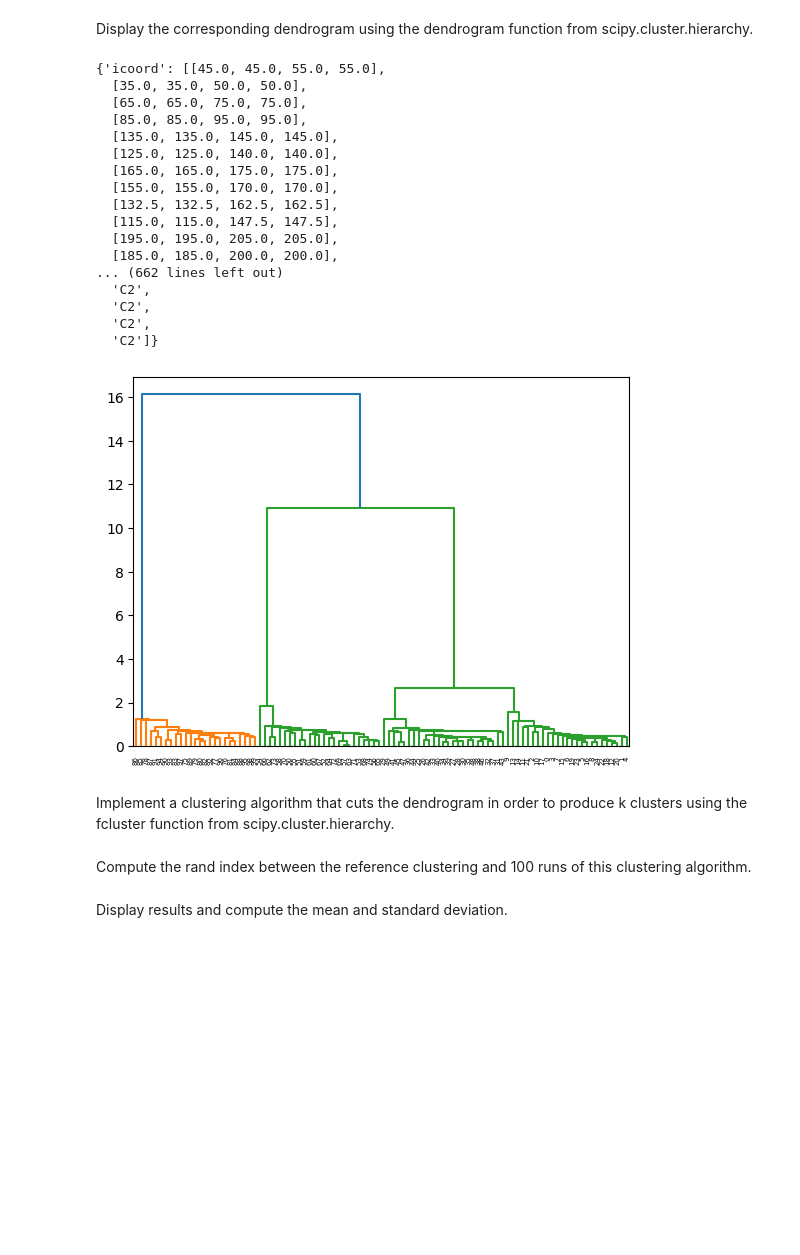
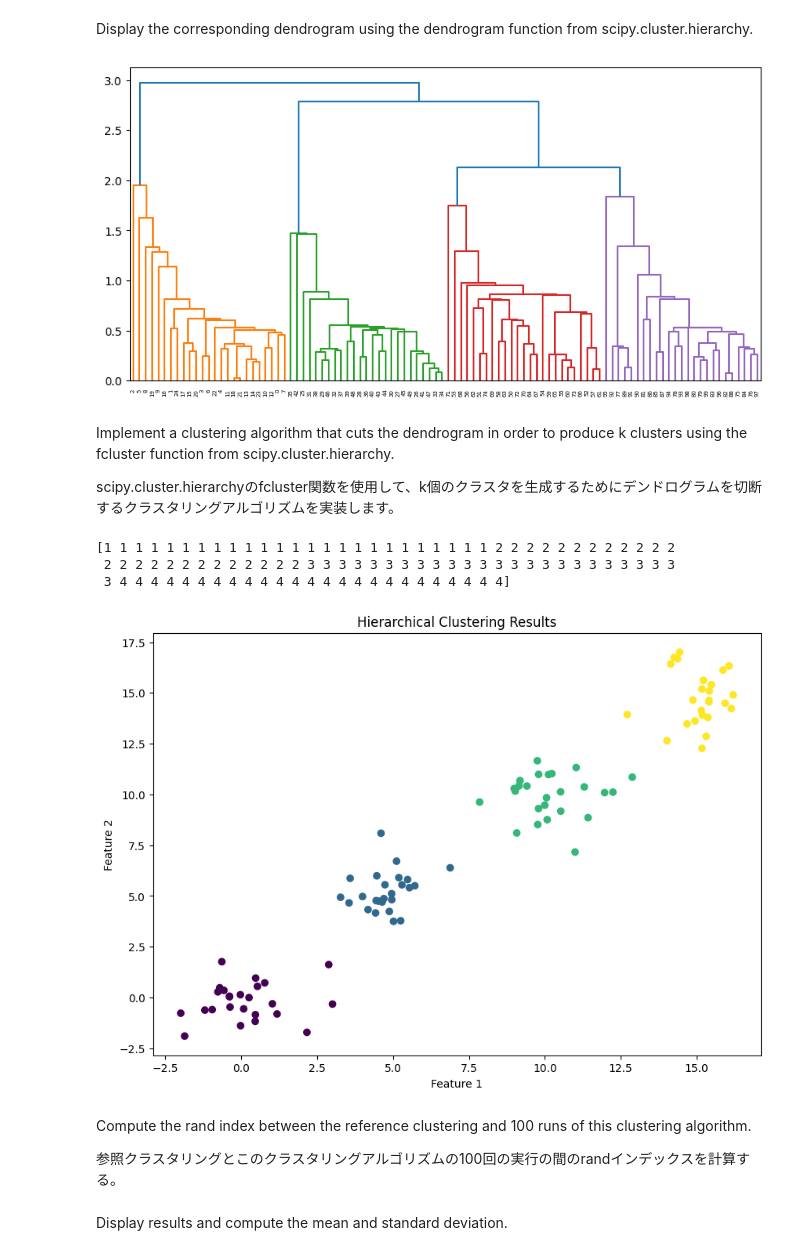
Before and after one commit to soso0024/python-ARTIN, a Jupyter notebook: Lab1/artinClustering.ipynb, the cells around one changed output. Cells and saved outputs as stored; diff of their text form; code cells hidden in the pictures; blank space fills up the shorter version.

Commit message:
add the program of clustering in Lab1

```diff
--- a/Lab1/artinClustering.ipynb
+++ b/Lab1/artinClustering.ipynb
@@ -30,8 +30,8 @@ clusters.
 
 points1 = np.random.randn(25, 2)
 points2 = np.random.randn(25, 2) + np.array([5, 5])
-points3 = np.random.randn(25, 2) + np.array([15, 15])
-points4 = np.random.randn(25, 2) + np.array([30, 30])
+points3 = np.random.randn(25, 2) + np.array([10, 10])
+points4 = np.random.randn(25, 2) + np.array([15, 15])
 
 # print("points1:\n" + str(points1))
 # %%
@@ -179,8 +157,7 @@ scipy.spatial.distanceのpdist関数を使用してユークリッド距離行
 from scipy.spatial.distance import pdist, squareform
 
 # ユークリッド距離を計算
-distance = pdist(points)
-distance_matrix = squareform(pdist(points))
+euclidean_distances = pdist(points)
 # %% [markdown]
 Display and interpret its shape
 # %%
@@ -216,30 +177,17 @@ scipy.cluster.hierarchyのリンケージ関数を用いてシングルリンク
 from scipy.cluster.hierarchy import linkage, dendrogram
 
 # 距離行列を用いて階層クラスタリングを行う
-linkage_matrix = linkage(distance, method='single')
+linkage_matrix = linkage(euclidean_distances, method="single")
 # %% [markdown]
 Display the corresponding dendrogram using the dendrogram function from scipy.cluster.hierarchy.
 # %%
 # 階層クラスタリングの樹形図を表示する
+plt.figure(figsize=(10, 5))
 dendrogram(linkage_matrix)
+plt.show()
 # %% [output]
-{'icoord': [[45.0, 45.0, 55.0, 55.0],
-  [35.0, 35.0, 50.0, 50.0],
-  [65.0, 65.0, 75.0, 75.0],
-  [85.0, 85.0, 95.0, 95.0],
-  [135.0, 135.0, 145.0, 145.0],
-  [125.0, 125.0, 140.0, 140.0],
-  [165.0, 165.0, 175.0, 175.0],
-  [155.0, 155.0, 170.0, 170.0],
-  [132.5, 132.5, 162.5, 162.5],
-  [115.0, 115.0, 147.5, 147.5],
-  [195.0, 195.0, 205.0, 205.0],
-  [185.0, 185.0, 200.0, 200.0],
-... (662 lines left out)
-  'C2',
-  'C2',
-  'C2',
-  'C2']}
-[figure, old version]
+[figure, new version]
 # %% [markdown]
 Implement a clustering algorithm that cuts the dendrogram in order to produce k clusters using the fcluster function from scipy.cluster.hierarchy.
+
+scipy.cluster.hierarchyのfcluster関数を使用して、k個のクラスタを生成するためにデンドログラムを切断するクラスタリングアルゴリズムを実装します。
@@ -246,2 +200,25 @@ Implement a clustering algorithm that cuts the dendrogram in order to produce k
+# %%
+# クラスタの数
+k = 4
+
+clusters = assign_clusters_by_number(linkage_matrix, k)
+
+print(clusters)
+# %% [output]
+[1 1 1 1 1 1 1 1 1 1 1 1 1 1 1 1 1 1 1 1 1 1 1 1 1 2 2 2 2 2 2 2 2 2 2 2 2
+ 2 2 2 2 2 2 2 2 2 2 2 2 2 3 3 3 3 3 3 3 3 3 3 3 3 3 3 3 3 3 3 3 3 3 3 3 3
+ 3 4 4 4 4 4 4 4 4 4 4 4 4 4 4 4 4 4 4 4 4 4 4 4 4 4]
+# %%
+# 結果を表示
+plt.figure(figsize=(10, 7))
+plt.scatter(points[:, 0], points[:, 1], c=clusters)  # Color the points by cluster
+plt.title("Hierarchical Clustering Results")
+plt.xlabel("Feature 1")
+plt.ylabel("Feature 2")
+plt.show()
+# %% [output]
+[figure, added]
 # %% [markdown]
 Compute the rand index between the reference clustering and 100 runs of this clustering algorithm.
+
+参照クラスタリングとこのクラスタリングアルゴリズムの100回の実行の間のrandインデックスを計算する。
```
Also changed, not shown: parts of 22 cells of this notebook, 1 other file.
